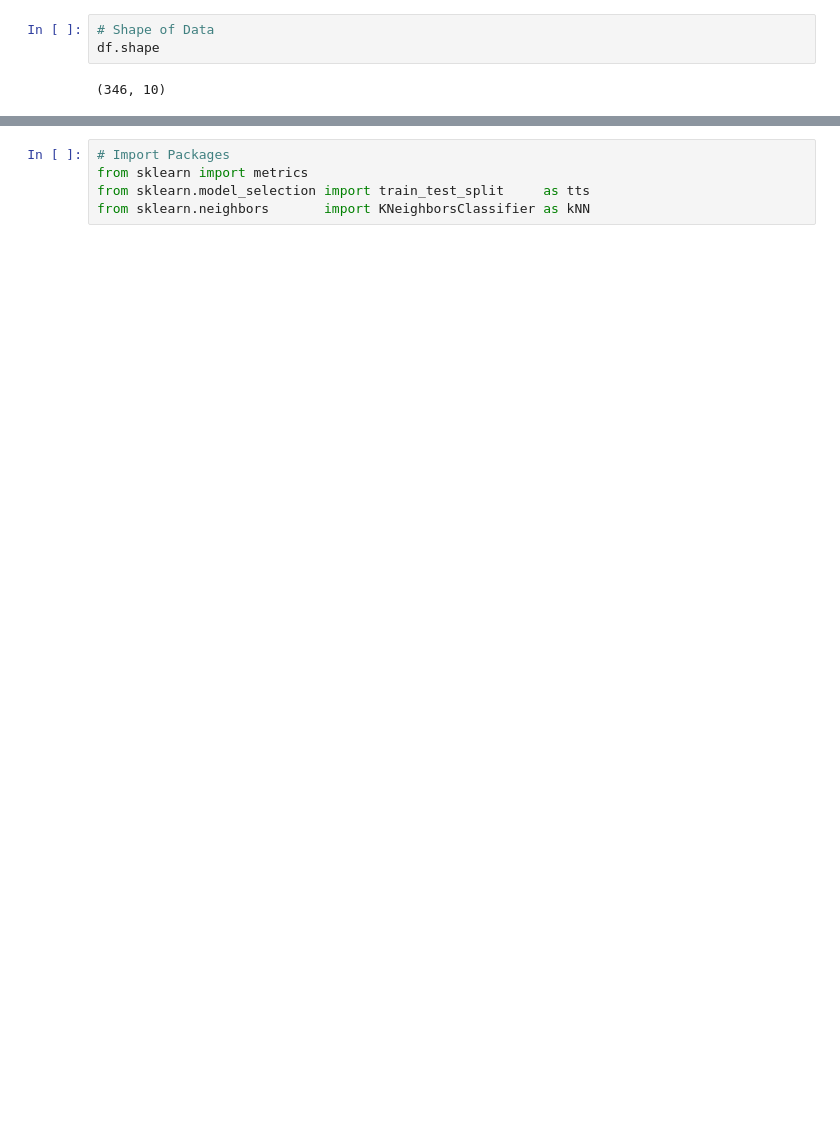
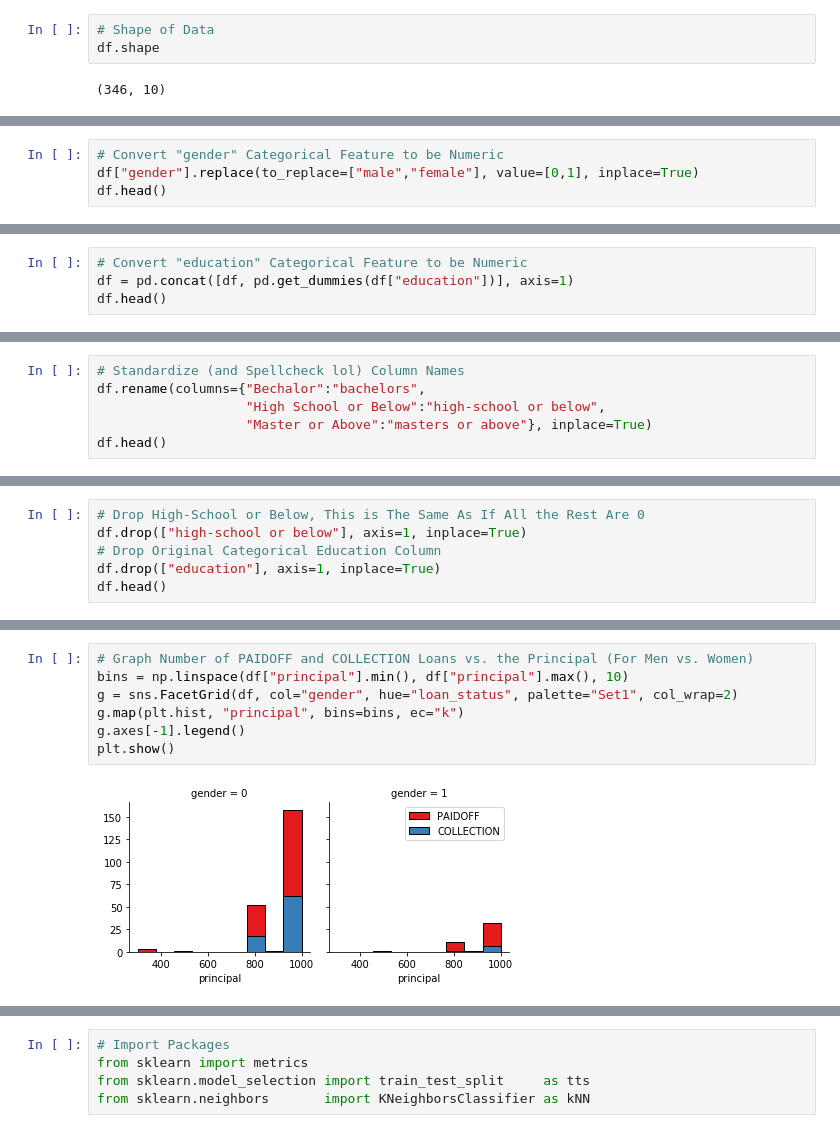
Before and after one commit to roydenlynch18/Coursera-MLWithPython-CaptoneProject, a Jupyter notebook: Machine Learning Classifier - Coursera Project.ipynb, the cells around one changed output, grey strips where cells are left out. Drawn from its saved outputs; the diff is of its cells as text; blank space fills up the shorter version.

```diff
--- a/Machine Learning Classifier - Coursera Project.ipynb
+++ b/Machine Learning Classifier - Coursera Project.ipynb
@@ -285,0 +102,4 @@ Notice: You should find the best k to build the model with the best accuracy.
+# %%
+# Convert "gender" Categorical Feature to be Numeric
+df["gender"].replace(to_replace=["male","female"], value=[0,1], inplace=True)
+df.head()
@@ -285,0 +113,4 @@ Notice: You should find the best k to build the model with the best accuracy.
+# %%
+# Convert "education" Categorical Feature to be Numeric
+df = pd.concat([df, pd.get_dummies(df["education"])], axis=1)
+df.head()
@@ -285,0 +124,6 @@ Notice: You should find the best k to build the model with the best accuracy.
+# %%
+# Standardize (and Spellcheck lol) Column Names
+df.rename(columns={"Bechalor":"bachelors",
+                   "High School or Below":"high-school or below",
+                   "Master or Above":"masters or above"}, inplace=True)
+df.head()
@@ -285,0 +137,6 @@ Notice: You should find the best k to build the model with the best accuracy.
+# %%
+# Drop High-School or Below, This is The Same As If All the Rest Are 0
+df.drop(["high-school or below"], axis=1, inplace=True)
+# Drop Original Categorical Education Column
+df.drop(["education"], axis=1, inplace=True)
+df.head()
@@ -285,0 +171,9 @@ Notice: You should find the best k to build the model with the best accuracy.
+# %%
+# Graph Number of PAIDOFF and COLLECTION Loans vs. the Principal (For Men vs. Women)
+bins = np.linspace(df["principal"].min(), df["principal"].max(), 10)
+g = sns.FacetGrid(df, col="gender", hue="loan_status", palette="Set1", col_wrap=2)
+g.map(plt.hist, "principal", bins=bins, ec="k")
+g.axes[-1].legend()
+plt.show()
+# %% [output]
+[figure, added]
```
Also changed, not shown: parts of 95 cells of this notebook.
